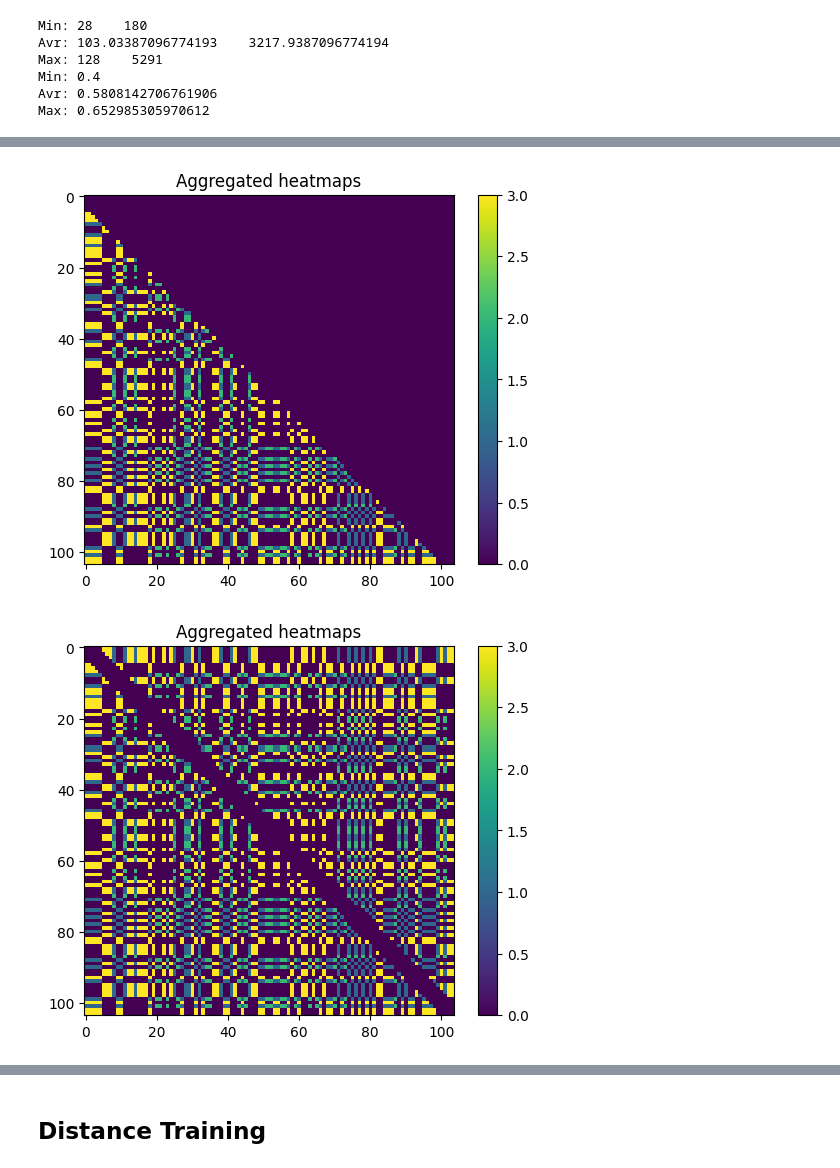
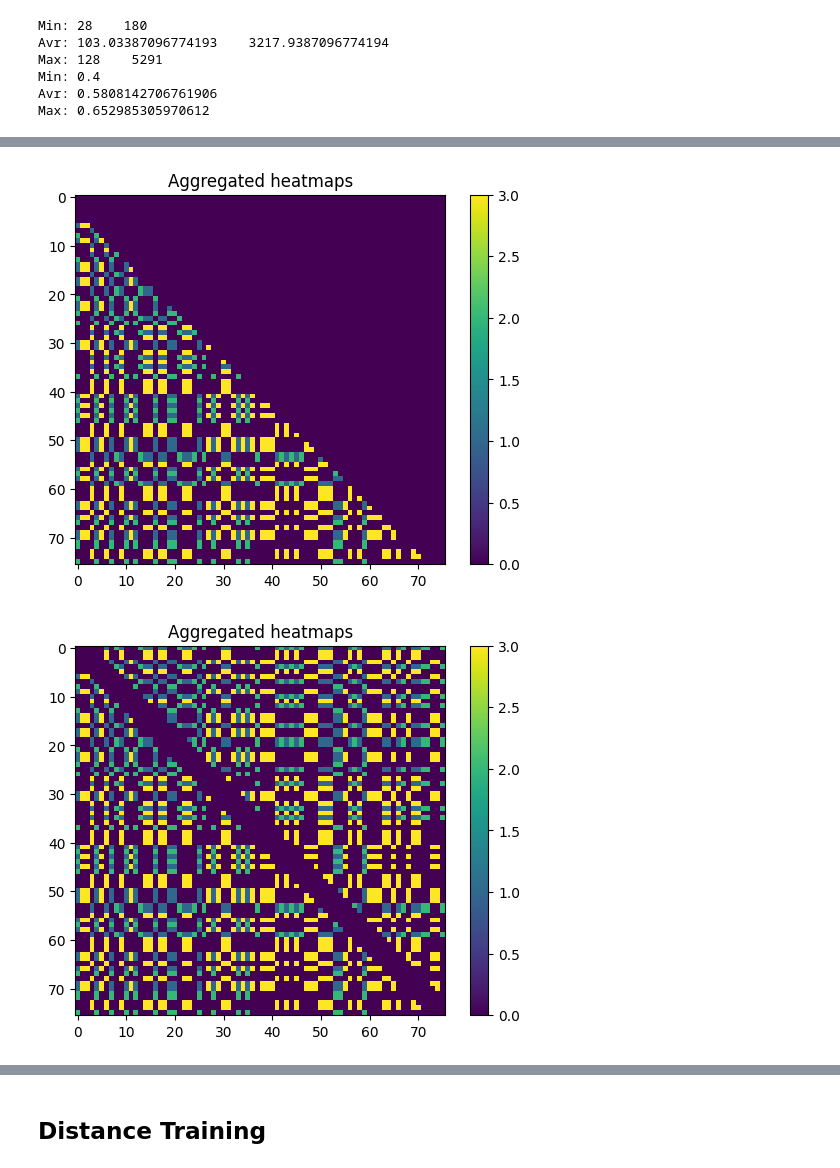
Before and after one commit to Vincent-Therrien/diurnal, a Jupyter notebook: demo/transform.ipynb, the cells around one changed output, grey strips where cells are left out. Drawn from its saved outputs; the diff is of its cells as text; code cells hidden in the pictures.

```diff
--- a/demo/transform.ipynb
+++ b/demo/transform.ipynb
@@ -155,22 +152,22 @@ format(f"{DST}train/", train_names)
 # %%
-index = 0
+index = 2
 
 primary = np.load(f"{DST}train/primary_onehot.npy")
 sequence = structure.Primary.to_sequence(primary[index])
 original_length = len(sequence)
 collapsed_primary = np.load(f"{DST}train/primary_collapsed.npy")
 potential_pairings = transform.decollapse_linearized_matrix(
     collapsed_primary[index], N_output=128**2
 )
 potential_pairings = transform.delinearize_half_matrix(potential_pairings, original_length)
 visualize.heatmap(potential_pairings)
 
 probe = structure.Primary.to_matrix(sequence, map=structure.Schemes.IUPAC_PAIRINGS_SCALARS)
 visualize.heatmap(probe)
 
 secondary = np.load(f"{DST}train/secondary_contact.npy")
 contact = secondary[index]
 visualize.heatmap(contact)
 # %% [output]
-[figure, old version]
+[figure, new version]
-[figure, old version]
+[figure, new version]
```
Also changed, not shown: parts of 13 cells of this notebook, 7 other files.
